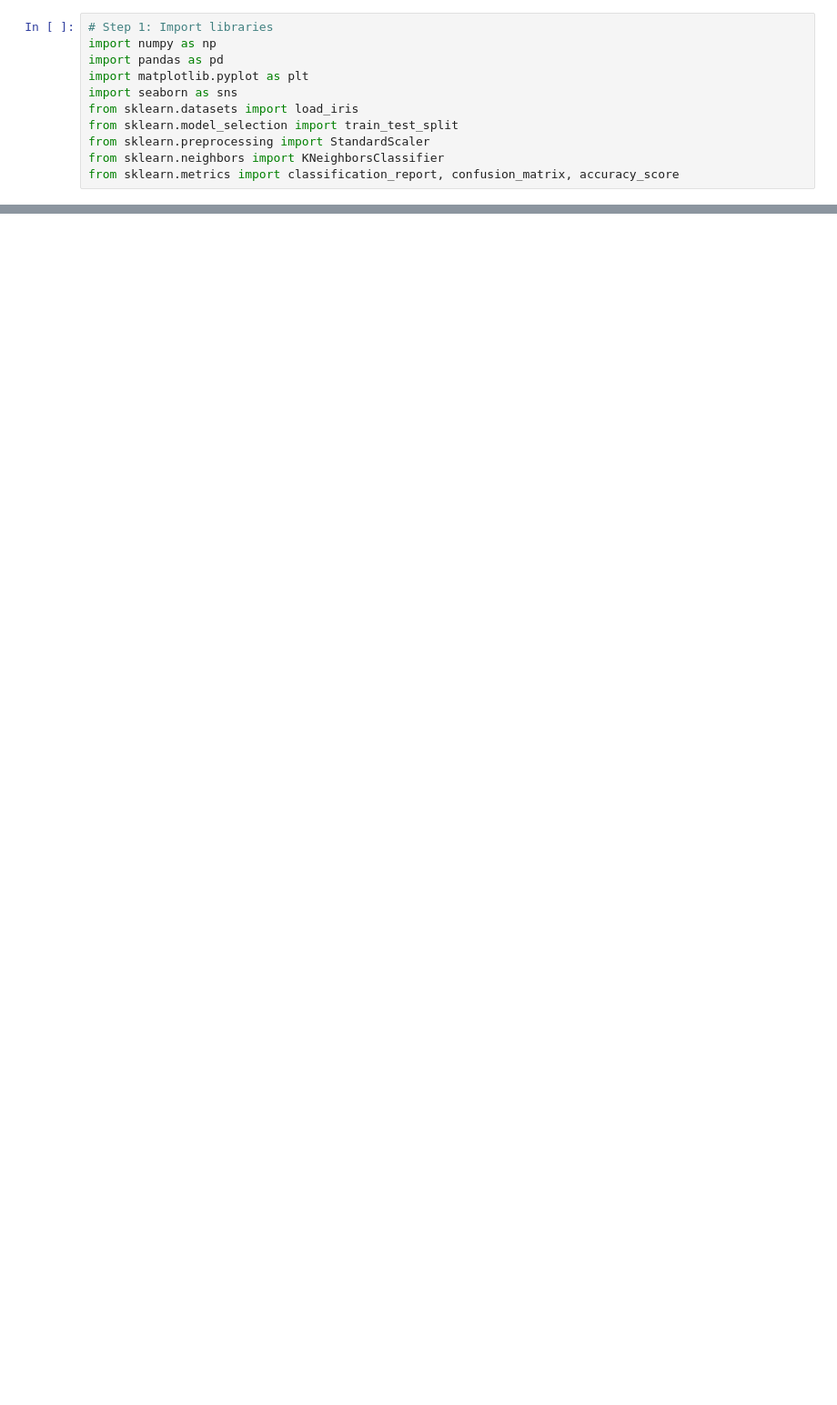
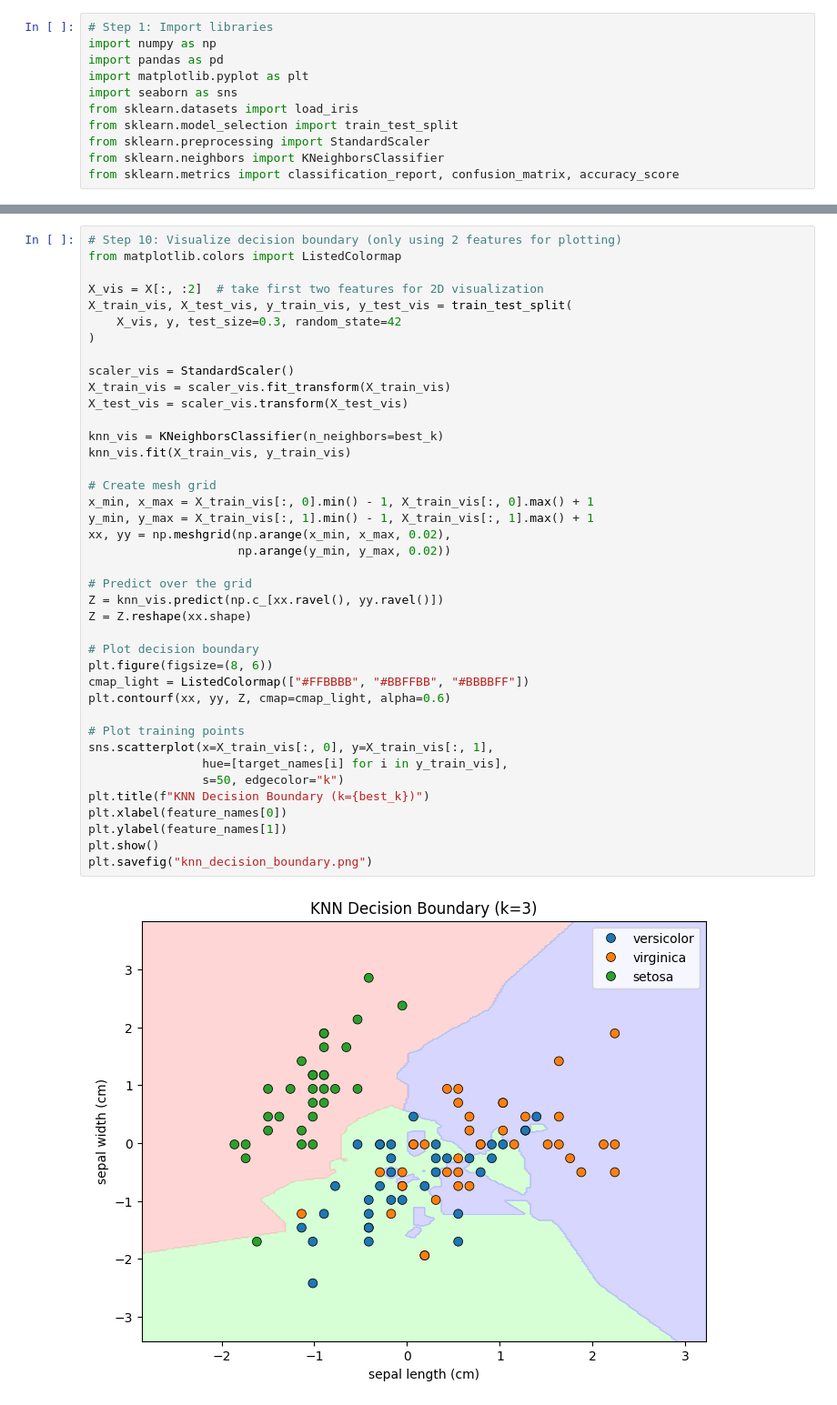
Before and after one commit to DannyCui-2016/Machine-Learning-Approach-Session, a Jupyter notebook: section 18/project practice - 1.1.ipynb, the cells around one changed output, grey strips where cells are left out. Shown: that part at 91% size. Drawn from its saved outputs; the diff is of its cells as text; blank space fills up the shorter version.

```diff
--- a/section 18/project practice - 1.1.ipynb
+++ b/section 18/project practice - 1.1.ipynb
@@ -11,0 +126,42 @@ from sklearn.metrics import classification_report, confusion_matrix, accuracy_sc
+# %%
+# Step 10: Visualize decision boundary (only using 2 features for plotting)
+from matplotlib.colors import ListedColormap
+
+X_vis = X[:, :2]  # take first two features for 2D visualization
+X_train_vis, X_test_vis, y_train_vis, y_test_vis = train_test_split(
+    X_vis, y, test_size=0.3, random_state=42
+)
+
+scaler_vis = StandardScaler()
+X_train_vis = scaler_vis.fit_transform(X_train_vis)
+X_test_vis = scaler_vis.transform(X_test_vis)
+
+knn_vis = KNeighborsClassifier(n_neighbors=best_k)
+knn_vis.fit(X_train_vis, y_train_vis)
+
+# Create mesh grid
+x_min, x_max = X_train_vis[:, 0].min() - 1, X_train_vis[:, 0].max() + 1
+y_min, y_max = X_train_vis[:, 1].min() - 1, X_train_vis[:, 1].max() + 1
+xx, yy = np.meshgrid(np.arange(x_min, x_max, 0.02),
+                     np.arange(y_min, y_max, 0.02))
+
+# Predict over the grid
+Z = knn_vis.predict(np.c_[xx.ravel(), yy.ravel()])
+Z = Z.reshape(xx.shape)
+
+# Plot decision boundary
+plt.figure(figsize=(8, 6))
+cmap_light = ListedColormap(["#FFBBBB", "#BBFFBB", "#BBBBFF"])
+plt.contourf(xx, yy, Z, cmap=cmap_light, alpha=0.6)
+
+# Plot training points
+sns.scatterplot(x=X_train_vis[:, 0], y=X_train_vis[:, 1],
+                hue=[target_names[i] for i in y_train_vis],
+                s=50, edgecolor="k")
+plt.title(f"KNN Decision Boundary (k={best_k})")
+plt.xlabel(feature_names[0])
+plt.ylabel(feature_names[1])
+plt.show()
+plt.savefig("knn_decision_boundary.png")
+# %% [output]
+[figure, added]
```
Also changed, not shown: parts of 9 cells of this notebook.
